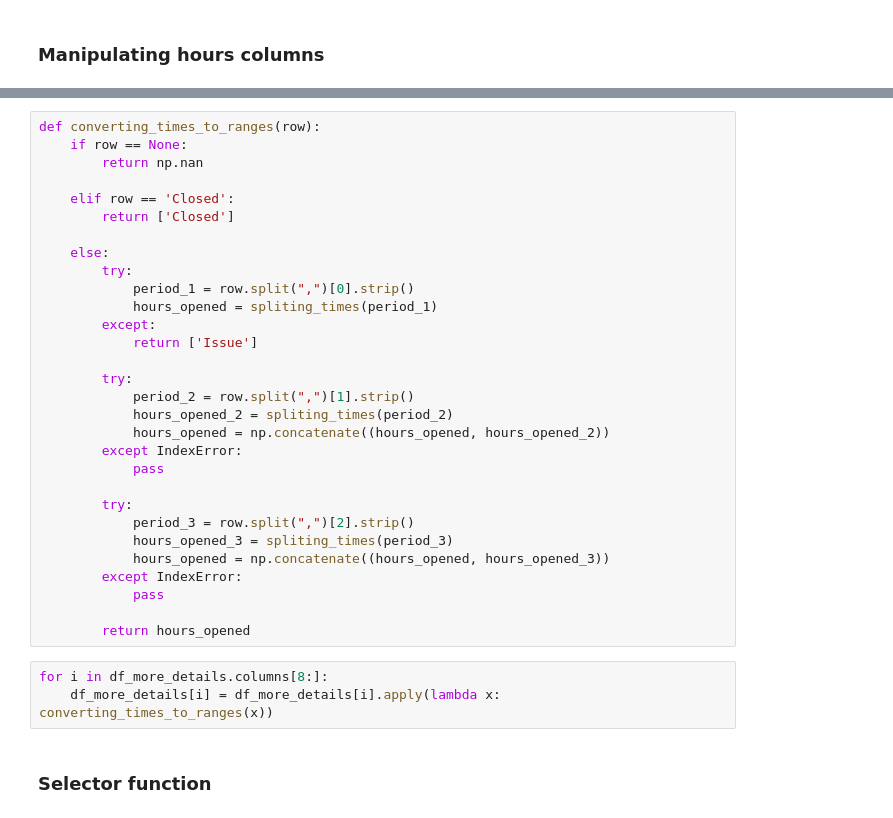
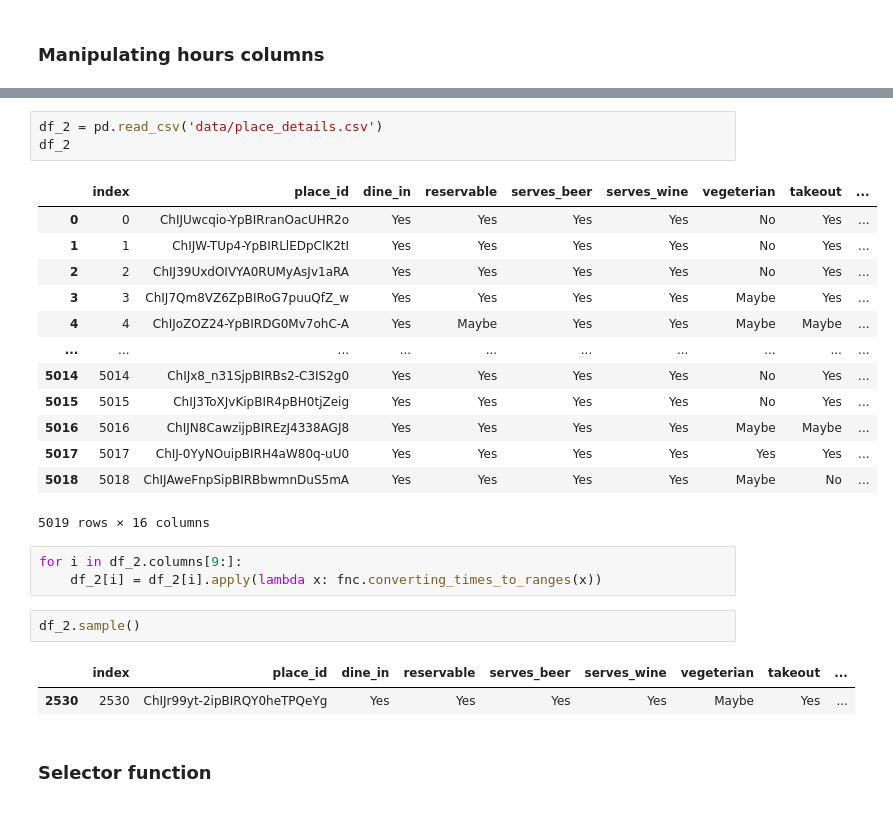
Before and after one commit to augustomues/Search-Restaurants, a Jupyter notebook: main.ipynb, the cells around one changed output, grey strips where cells are left out. Drawn from its saved outputs; the diff is of its cells as text.

```diff
--- a/main.ipynb
+++ b/main.ipynb
@@ -415,36 +389,28 @@ def spliting_times(my_range):
-# %%
-def converting_times_to_ranges(row):
-    if row == None:
-        return np.nan
-
-    elif row == 'Closed':
-        return ['Closed']
-
-    else:
-        try:
-            period_1 = row.split(",")[0].strip()
-            hours_opened = spliting_times(period_1)
-        except:
-            return ['Issue']
-
-        try:
-            period_2 = row.split(",")[1].strip()
-            hours_opened_2 = spliting_times(period_2)
-            hours_opened = np.concatenate((hours_opened, hours_opened_2))
-        except IndexError:
-            pass
-
-        try:
-            period_3 = row.split(",")[2].strip()
-            hours_opened_3 = spliting_times(period_3)
-            hours_opened = np.concatenate((hours_opened, hours_opened_3))
-        except IndexError:
-            pass
-
-        return hours_opened
+# %%
+df_2 = pd.read_csv('data/place_details.csv')
+df_2
+# %% [output]
+|  | index | place_id | dine_in | reservable | serves_beer | serves_wine | vegeterian | takeout | ... |
+| 0 | 0 | ChIJUwcqio-YpBIRranOacUHR2o | Yes | Yes | Yes | Yes | No | Yes | ... |
+| 1 | 1 | ChIJW-TUp4-YpBIRLlEDpClK2tI | Yes | Yes | Yes | Yes | No | Yes | ... |
+| 2 | 2 | ChIJ39UxdOIVYA0RUMyAsJv1aRA | Yes | Yes | Yes | Yes | No | Yes | ... |
+| 3 | 3 | ChIJ7Qm8VZ6ZpBIRoG7puuQfZ_w | Yes | Yes | Yes | Yes | Maybe | Yes | ... |
+| 4 | 4 | ChIJoZOZ24-YpBIRDG0Mv7ohC-A | Yes | Maybe | Yes | Yes | Maybe | Maybe | ... |
+| ... | ... | ... | ... | ... | ... | ... | ... | ... | ... |
+| 5014 | 5014 | ChIJx8_n31SjpBIRBs2-C3IS2g0 | Yes | Yes | Yes | Yes | No | Yes | ... |
+| 5015 | 5015 | ChIJ3ToXJvKipBIR4pBH0tjZeig | Yes | Yes | Yes | Yes | No | Yes | ... |
+| 5016 | 5016 | ChIJN8CawzijpBIREzJ4338AGJ8 | Yes | Yes | Yes | Yes | Maybe | Maybe | ... |
+| 5017 | 5017 | ChIJ-0YyNOuipBIRH4aW80q-uU0 | Yes | Yes | Yes | Yes | Yes | Yes | ... |
+| 5018 | 5018 | ChIJAweFnpSipBIRBbwmnDuS5mA | Yes | Yes | Yes | Yes | Maybe | No | ... |
+5019 rows × 16 columns
 # %%
-for i in df_more_details.columns[8:]:
-    df_more_details[i] = df_more_details[i].apply(lambda x: converting_times_to_ranges(x))
+for i in df_2.columns[9:]:
+    df_2[i] = df_2[i].apply(lambda x: fnc.converting_times_to_ranges(x))
+# %%
+df_2.sample()
+# %% [output]
+|  | index | place_id | dine_in | reservable | serves_beer | serves_wine | vegeterian | takeout | ... |
+| 2530 | 2530 | ChIJr99yt-2ipBIRQY0heTPQeYg | Yes | Yes | Yes | Yes | Maybe | Yes | ... |
 # %% [markdown]
 ### Selector function
 # %%
```
Also changed, not shown: parts of 7 cells of this notebook, 4 other files.
